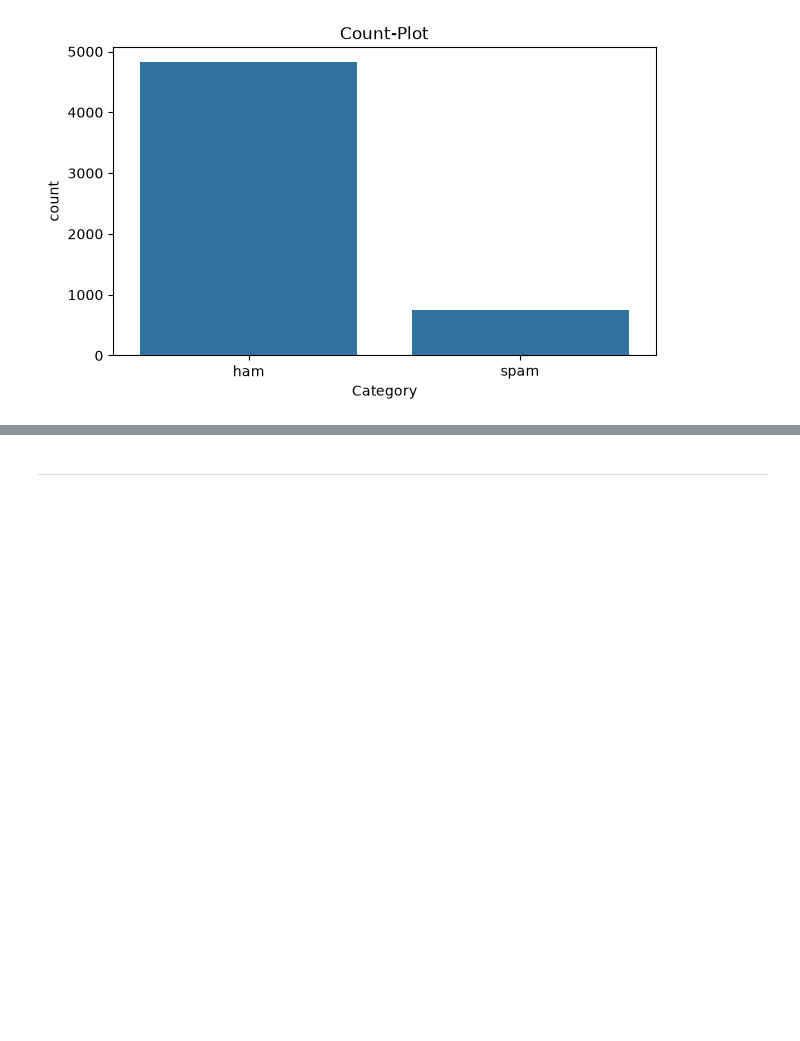
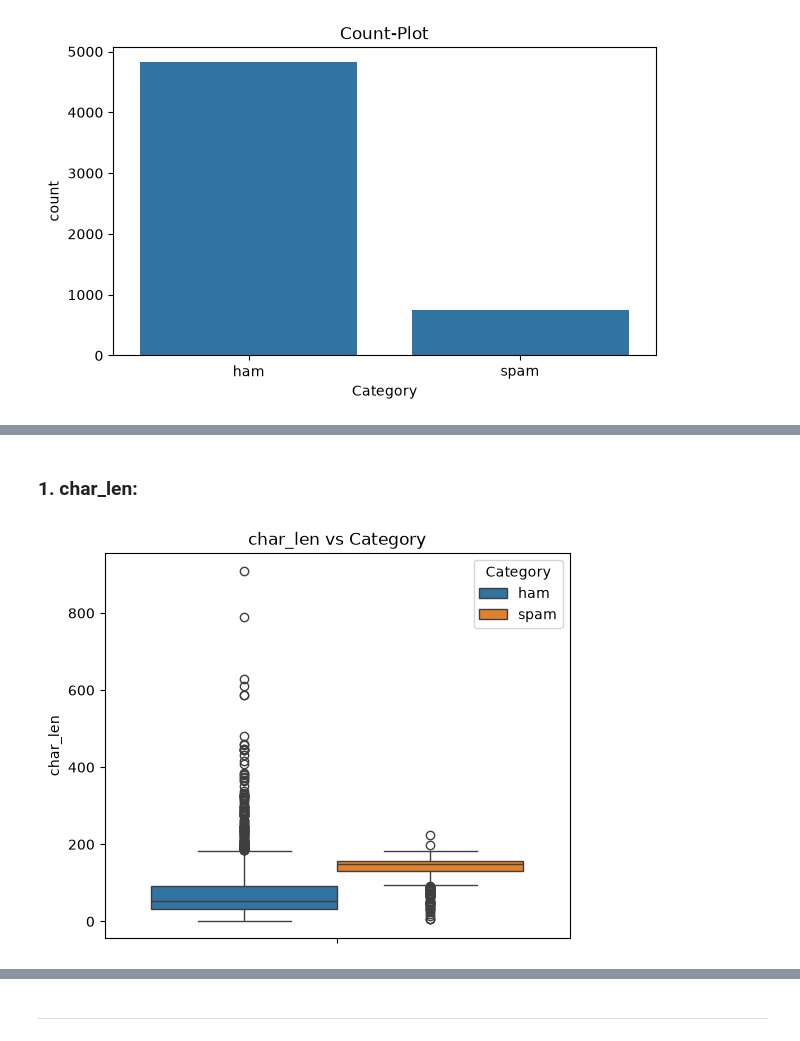
Before and after one commit to Yash-Codezz/SpamLens, a Jupyter notebook: notebooks/Exploratory Data Analysis.ipynb, the cells around one changed output, grey strips where cells are left out. Cells and saved outputs as stored; diff of their text form; code cells hidden in the pictures; blank space fills up the shorter version.

```diff
--- a/notebooks/Exploratory Data Analysis.ipynb
+++ b/notebooks/Exploratory Data Analysis.ipynb
@@ -85,0 +90,33 @@ plt.show()
+# %%
+def build_features(df, col='Message'):
+    df = df.copy()
+    text = df[col].astype(str)
+
+    # --- length features ---
+    df['char_len'] = text.str.len()
+    df['word_count'] = text.str.split().str.len()
+
+    # --- number features ---
+    df['digit_count'] = text.str.count(r'\d')
+    df['has_number'] = (df['digit_count'] > 0).astype(int)
+    df['number_count'] = text.str.count(r'\d+')
+    df['has_phone'] = text.str.contains(r'\d{10,}').astype(int)
+
+    # --- link feature ---
+    df['has_url'] = text.str.contains(r'http|www\.|\.com|\.co\.uk', case=False).astype(int)
+
+    # --- style features ---
+    df['upper_ratio'] = text.str.count(r'[A-Z]') / df['char_len']
+    df['special_count'] = text.str.count(r'[^A-Za-z0-9\s]')
+    df['exclaim_count'] = text.str.count('!')
+    df['has_currency'] = text.str.contains(r'[£$€]').astype(int)
+
+    # --- spam keyword feature ---
+    keywords = r'\b(free|txt|stop|text|mobile|reply|claim|prize|cash|150p|urgent|won|nokia|service|msg|contact|win)\b'
+    df['keyword_count'] = text.str.lower().str.count(keywords)
+
+    return df
+# %%
+df = build_features(data)
+
+df.drop(columns=['Message'], inplace=True)
@@ -85,0 +158,11 @@ plt.show()
+# %% [markdown]
+### 1. char_len:
+# %%
+fig = plt.figure(figsize=(6, 5))
+
+sns.boxplot(data=df, y='char_len', hue='Category')
+plt.title('char_len vs Category')
+
+plt.show()
+# %% [output]
+[figure, added]
```
Also changed, not shown: parts of 34 cells of this notebook.
